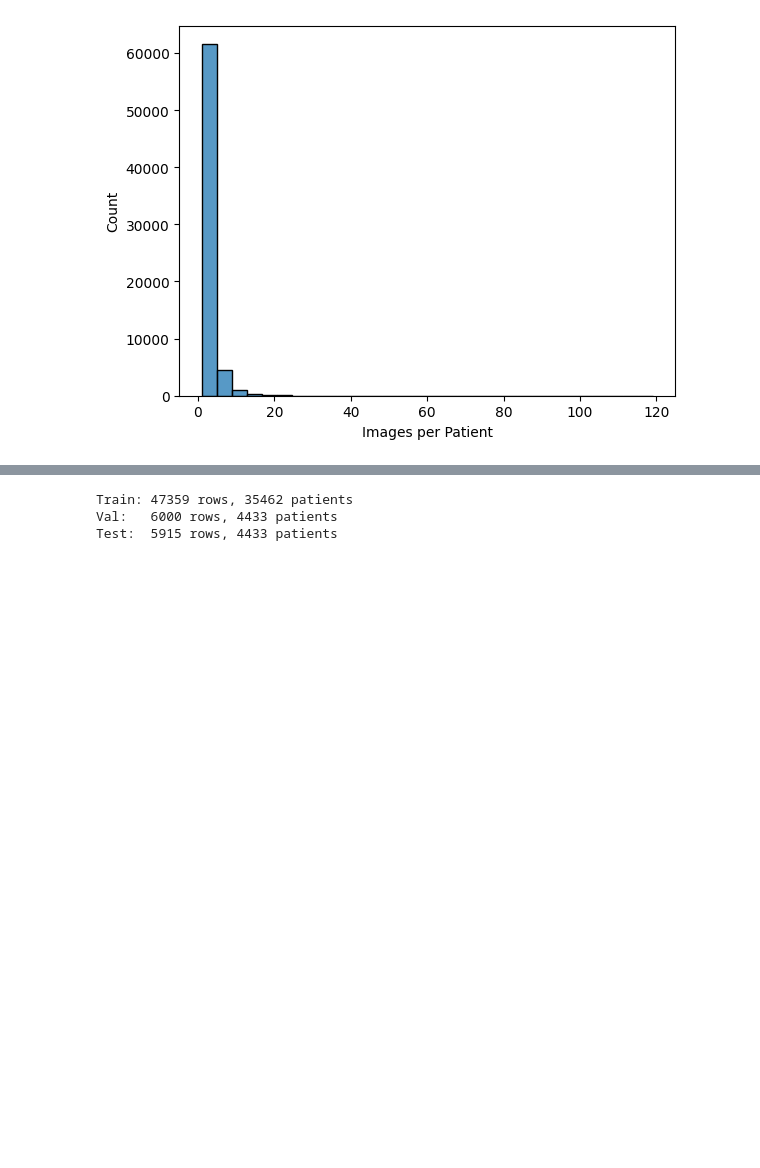
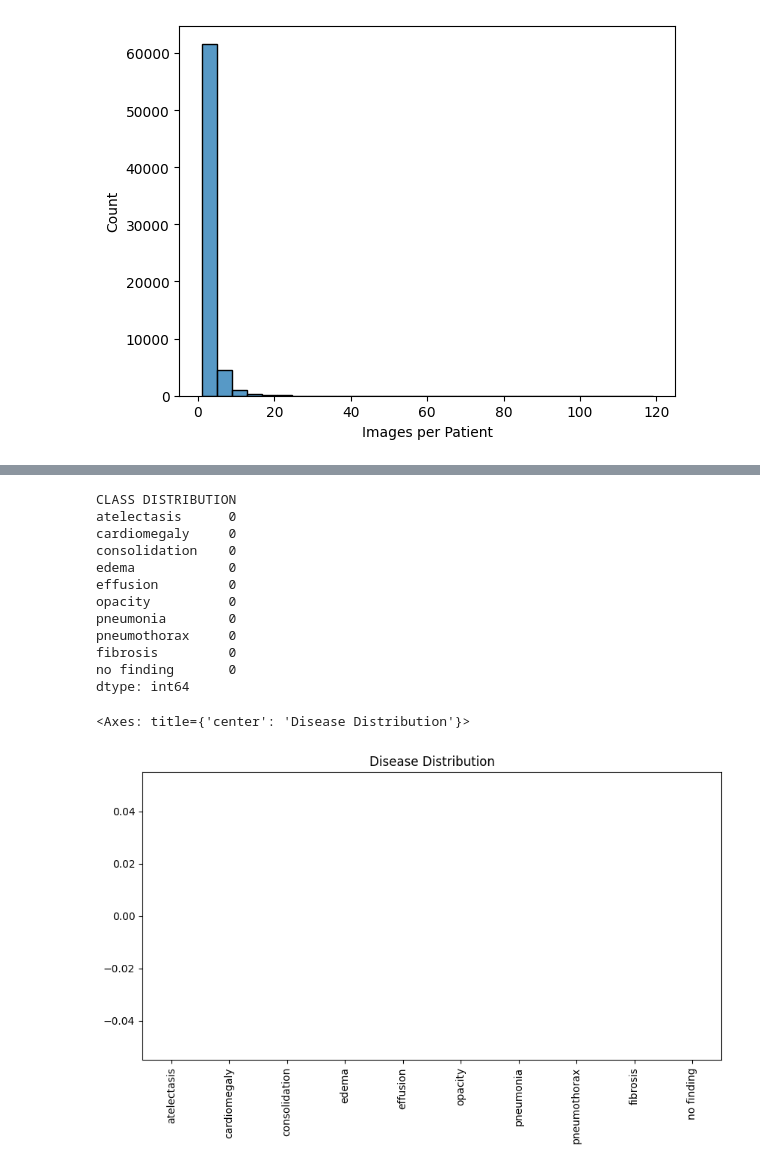
Before and after one commit to adityab-tech/Prism, a Jupyter notebook: padchest_a.ipynb, the cells around one changed output, grey strips where cells are left out. Drawn from its saved outputs; the diff is of its cells as text; code cells hidden in the pictures; blank space fills up the shorter version.

```diff
--- a/padchest_a.ipynb
+++ b/padchest_a.ipynb
@@ -370,7 +370,6 @@ df = df[df["Labels"].notna()]
 # remove missing reports
 df = df[df["Report"].notna()]
 # %%
-df["num_labels"] = df["label_list"].apply(len)
 df["hospital"] = "PadChest"
 df["is_frontal"] = df["Projection"].isin(["PA","AP"])
 df["report_words"] = (df["Report"].fillna("").str.split().str.len())
@@ -432,6 +455,15 @@ df = df[df["report"].str.len()>15]
 # %%
 df["labels"] = df["labels"].fillna("").str.lower()
-df["label_list"] = df["label_list"].apply(lambda x: list(set(i.strip() for i in x if i!="")))
+
+df["label_list"] = (
+    df["labels"]
+      .str.split("|")
+      .apply(lambda x: [i.strip() for i in x if i.strip() != ""])
+)
+
+df["label_list"] = df["label_list"].apply(
+    lambda x: list(set(x))
+)
 # %%
 df = df[df["projection"].isin(["PA","AP"])]
 # %%
@@ -451,7 +489,12 @@ valid_labels = {
 df["label_list"] = df["label_list"].apply(
     lambda x:[i for i in x if i in valid_labels]
 )
+label_freq = (
+    pd.DataFrame(
+        counter.items(),
+        columns=["Disease","Count"]
+    )
+    .sort_values("Count", ascending=False)
+)
 
-df["num_labels"] = df["label_list"].apply(len)
-
-df = df[df["num_labels"]>0]
+display(label_freq.head(20))
@@ -458,28 +519,3 @@ df = df[df["num_labels"]>0]
-# %%
-from sklearn.model_selection import train_test_split
-patients = df["patient_id"].unique()
-
-# Pehle train vs (val+test) split karo
-train_patients, temp_patients = train_test_split(
-    patients, test_size=0.2, random_state=42
-)
-
-# Ab temp ko val aur test mein aadha-aadha baato
-val_patients, test_patients = train_test_split(
-    temp_patients, test_size=0.5, random_state=42
-)
-
-train_df = df[df["patient_id"].isin(train_patients)]
-val_df = df[df["patient_id"].isin(val_patients)]
-test_df = df[df["patient_id"].isin(test_patients)]
-
-print(f"Train: {len(train_df)} rows, {len(train_patients)} patients")
-print(f"Val:   {len(val_df)} rows, {len(val_patients)} patients")
-print(f"Test:  {len(test_df)} rows, {len(test_patients)} patients")
-# %% [output]
-Train: 47359 rows, 35462 patients
-Val:   6000 rows, 4433 patients
-Test:  5915 rows, 4433 patients
 # %%
 def labels_to_text(label_list):
     if not label_list or label_list == ["normal"]:
@@ -509,3 +541,34 @@ for disease in TARGET_LABELS:
     df[disease] = df["label_list"].apply(
         lambda x: int(disease in x)
     )
+# %%
+print("CLASS DISTRIBUTION")
+
+distribution = (
+    df[TARGET_LABELS]
+    .sum()
+    .sort_values(ascending=False)
+)
+
+print(distribution)
+
+distribution.plot(
+    kind="bar",
+    figsize=(10,5),
+    title="Disease Distribution"
+)
+# %% [output]
+CLASS DISTRIBUTION
+atelectasis      0
+cardiomegaly     0
+consolidation    0
+edema            0
+effusion         0
+opacity          0
+pneumonia        0
+pneumothorax     0
+fibrosis         0
+no finding       0
+dtype: int64
+<Axes: title={'center': 'Disease Distribution'}>
+[figure, added]
```
Also changed, not shown: parts of 8 cells of this notebook.
